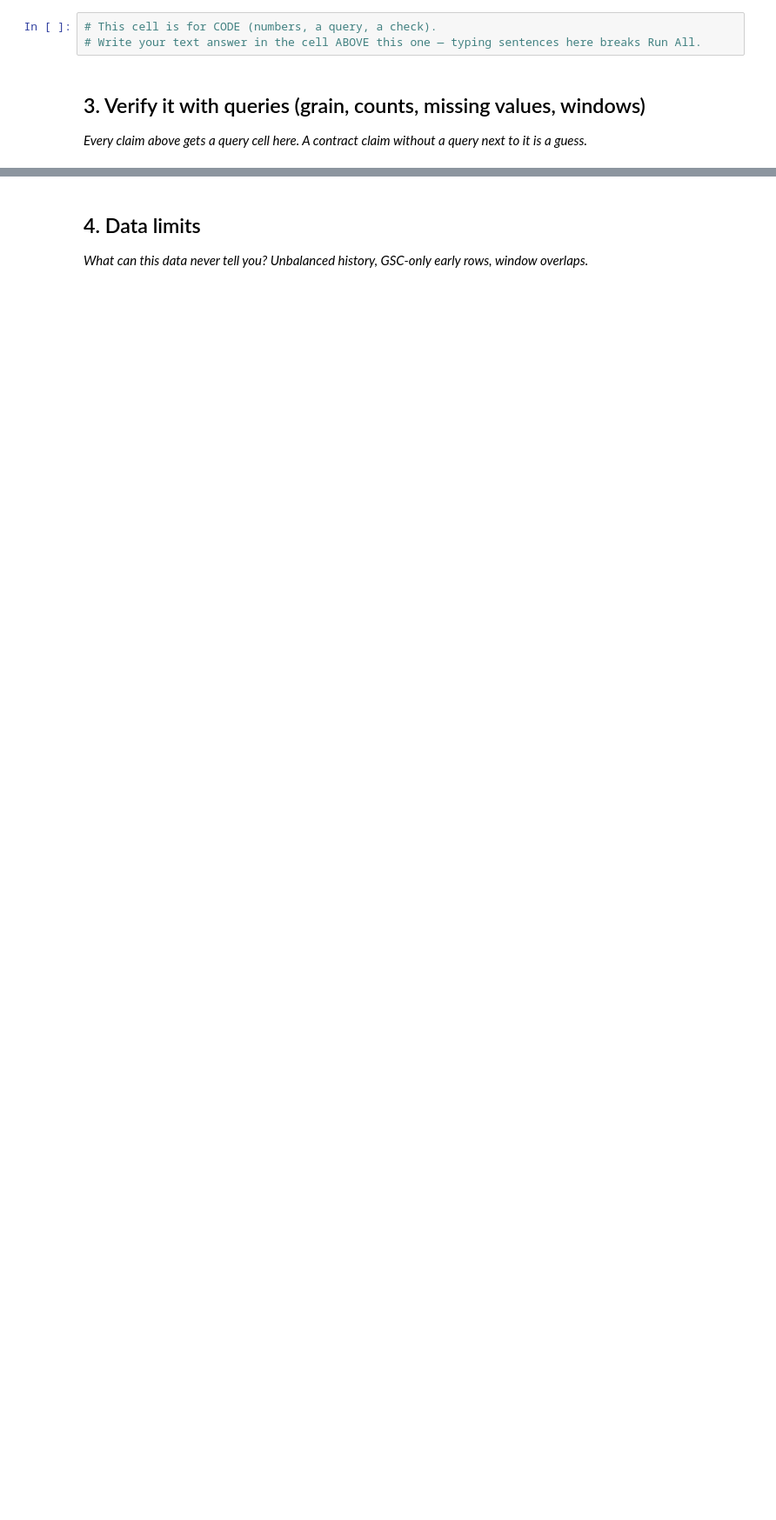
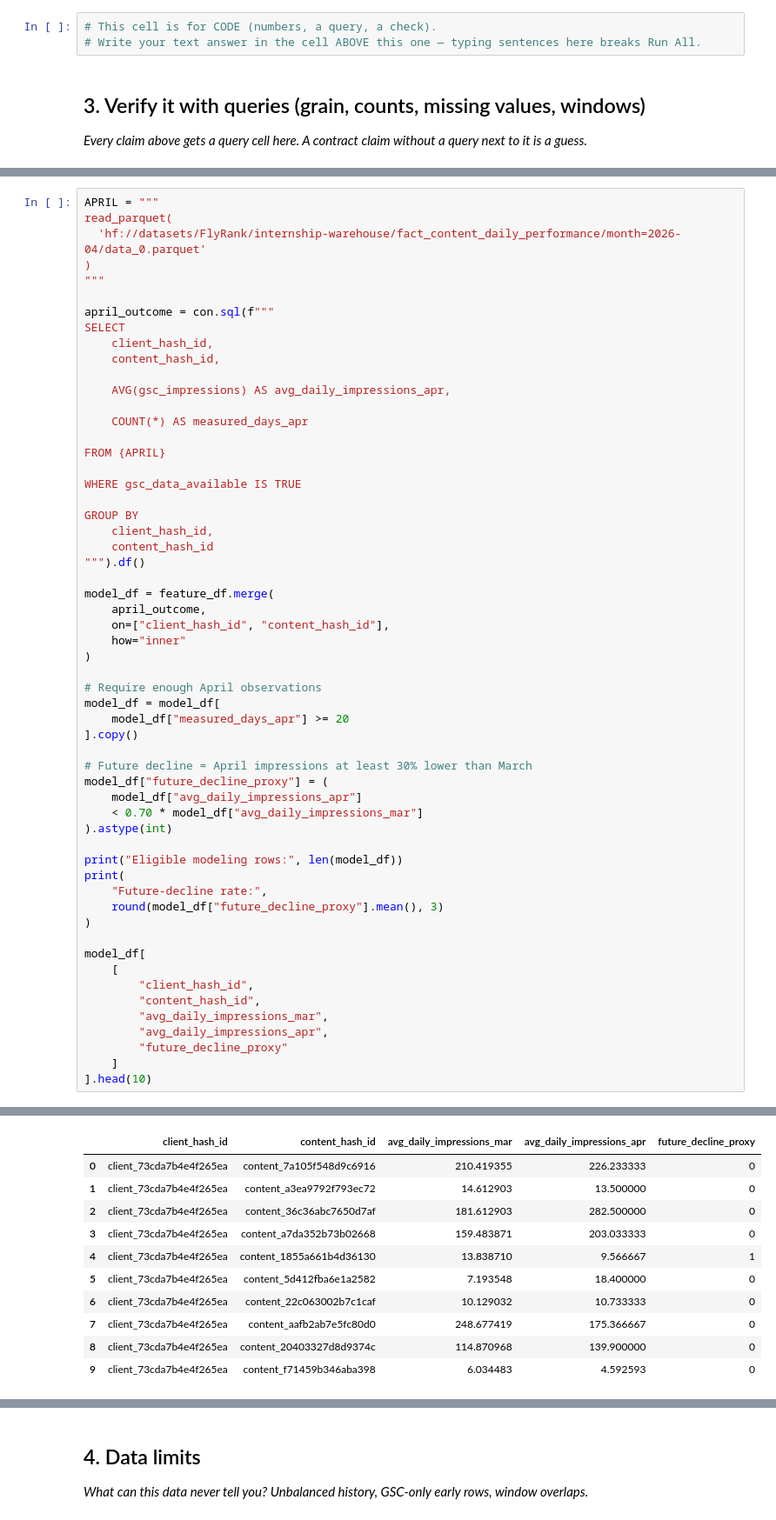
Before and after one commit to MuhammadTalha-pk/ML-Internship-Task1, a Jupyter notebook: work/notebooks/w03_data_contract.ipynb, the cells around one changed output, grey strips where cells are left out. Shown at 87% size. Drawn from its saved outputs; the diff is of its cells as text; blank space fills up the shorter version.

```diff
--- a/work/notebooks/w03_data_contract.ipynb
+++ b/work/notebooks/w03_data_contract.ipynb
@@ -29,0 +183,58 @@ This skeleton is yours to fill. Work the sections **in order** — each one has
+# %%
+APRIL = """
+read_parquet(
+  'hf://datasets/FlyRank/internship-warehouse/fact_content_daily_performance/month=2026-04/data_0.parquet'
+)
+"""
+
+april_outcome = con.sql(f"""
+SELECT
+    client_hash_id,
+    content_hash_id,
+
+    AVG(gsc_impressions) AS avg_daily_impressions_apr,
+
+    COUNT(*) AS measured_days_apr
+
+FROM {APRIL}
+
+WHERE gsc_data_available IS TRUE
+
+GROUP BY
+    client_hash_id,
+    content_hash_id
+""").df()
+
+model_df = feature_df.merge(
+    april_outcome,
+    on=["client_hash_id", "content_hash_id"],
+    how="inner"
+)
+
+# Require enough April observations
+model_df = model_df[
+    model_df["measured_days_apr"] >= 20
+].copy()
+
+# Future decline = April impressions at least 30% lower than March
+model_df["future_decline_proxy"] = (
+    model_df["avg_daily_impressions_apr"]
+    < 0.70 * model_df["avg_daily_impressions_mar"]
+).astype(int)
+
+print("Eligible modeling rows:", len(model_df))
+print(
+    "Future-decline rate:",
+    round(model_df["future_decline_proxy"].mean(), 3)
+)
+
+model_df[
+    [
+        "client_hash_id",
+        "content_hash_id",
+        "avg_daily_impressions_mar",
+        "avg_daily_impressions_apr",
+        "future_decline_proxy"
+    ]
+].head(10)
+# %% [output]
@@ -29,0 +243,11 @@ This skeleton is yours to fill. Work the sections **in order** — each one has
+|  | client_hash_id | content_hash_id | avg_daily_impressions_mar | avg_daily_impressions_apr | future_decline_proxy |
+| 0 | client_73cda7b4e4f265ea | content_7a105f548d9c6916 | 210.419355 | 226.233333 | 0 |
+| 1 | client_73cda7b4e4f265ea | content_a3ea9792f793ec72 | 14.612903 | 13.500000 | 0 |
+| 2 | client_73cda7b4e4f265ea | content_36c36abc7650d7af | 181.612903 | 282.500000 | 0 |
+| 3 | client_73cda7b4e4f265ea | content_a7da352b73b02668 | 159.483871 | 203.033333 | 0 |
+| 4 | client_73cda7b4e4f265ea | content_1855a661b4d36130 | 13.838710 | 9.566667 | 1 |
+| 5 | client_73cda7b4e4f265ea | content_5d412fba6e1a2582 | 7.193548 | 18.400000 | 0 |
+| 6 | client_73cda7b4e4f265ea | content_22c063002b7c1caf | 10.129032 | 10.733333 | 0 |
+| 7 | client_73cda7b4e4f265ea | content_aafb2ab7e5fc80d0 | 248.677419 | 175.366667 | 0 |
+| 8 | client_73cda7b4e4f265ea | content_20403327d8d9374c | 114.870968 | 139.900000 | 0 |
+| 9 | client_73cda7b4e4f265ea | content_f71459b346aba398 | 6.034483 | 4.592593 | 0 |
```
Also changed, not shown: parts of 16 cells of this notebook.
